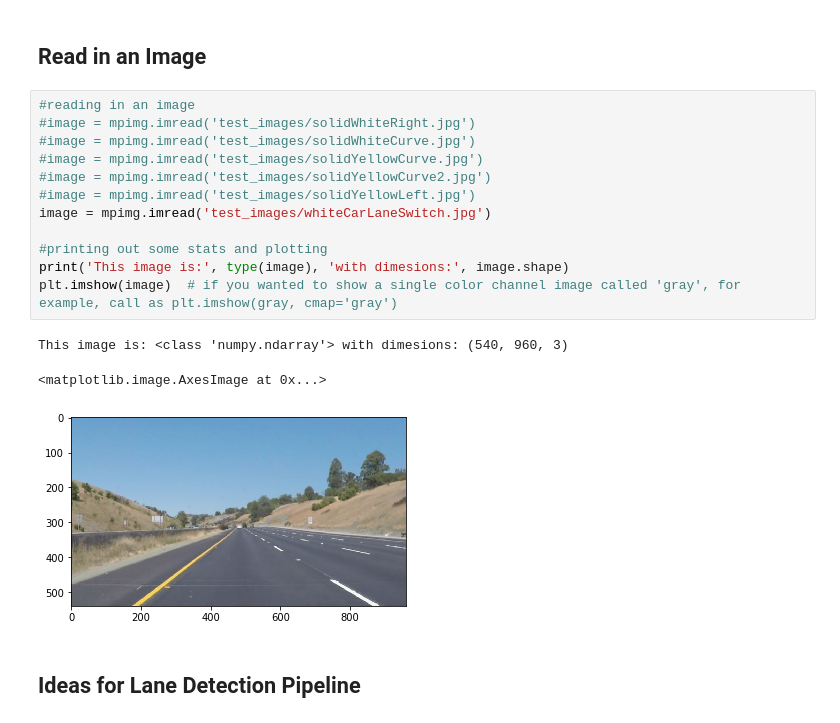
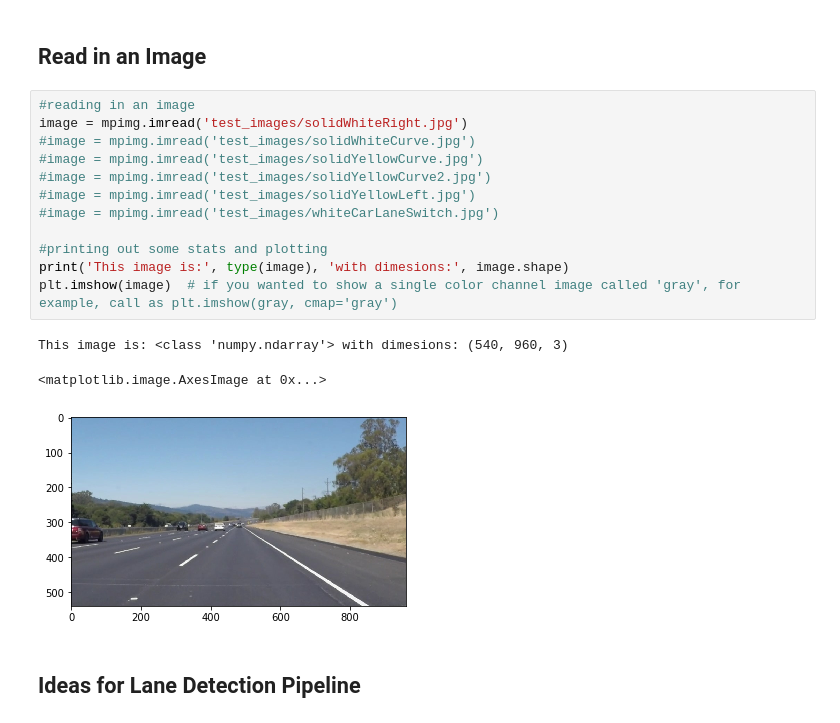
Before and after one commit to msaadnawaz/CarND, a Jupyter notebook: CarND-LaneLines-P1/P1.ipynb, the cells around one changed output. Drawn from its saved outputs; the diff is of its cells as text.

```diff
--- a/CarND-LaneLines-P1/P1.ipynb
+++ b/CarND-LaneLines-P1/P1.ipynb
@@ -51,20 +51,20 @@ import cv2
 ## Read in an Image
 # %%
 #reading in an image
-#image = mpimg.imread('test_images/solidWhiteRight.jpg')
+image = mpimg.imread('test_images/solidWhiteRight.jpg')
 #image = mpimg.imread('test_images/solidWhiteCurve.jpg')
 #image = mpimg.imread('test_images/solidYellowCurve.jpg')
 #image = mpimg.imread('test_images/solidYellowCurve2.jpg')
 #image = mpimg.imread('test_images/solidYellowLeft.jpg')
-image = mpimg.imread('test_images/whiteCarLaneSwitch.jpg')
+#image = mpimg.imread('test_images/whiteCarLaneSwitch.jpg')
 
 #printing out some stats and plotting
 print('This image is:', type(image), 'with dimesions:', image.shape)
 plt.imshow(image)  # if you wanted to show a single color channel image called 'gray', for example, call as plt.imshow(gray, cmap='gray')
 # %% [output]
 This image is: <class 'numpy.ndarray'> with dimesions: (540, 960, 3)
 <matplotlib.image.AxesImage at 0x...>
-[figure, old version]
+[figure, new version]
 # %% [markdown]
 ## Ideas for Lane Detection Pipeline
 # %% [markdown]
```
Also changed, not shown: parts of 5 cells of this notebook, 6 other files.
